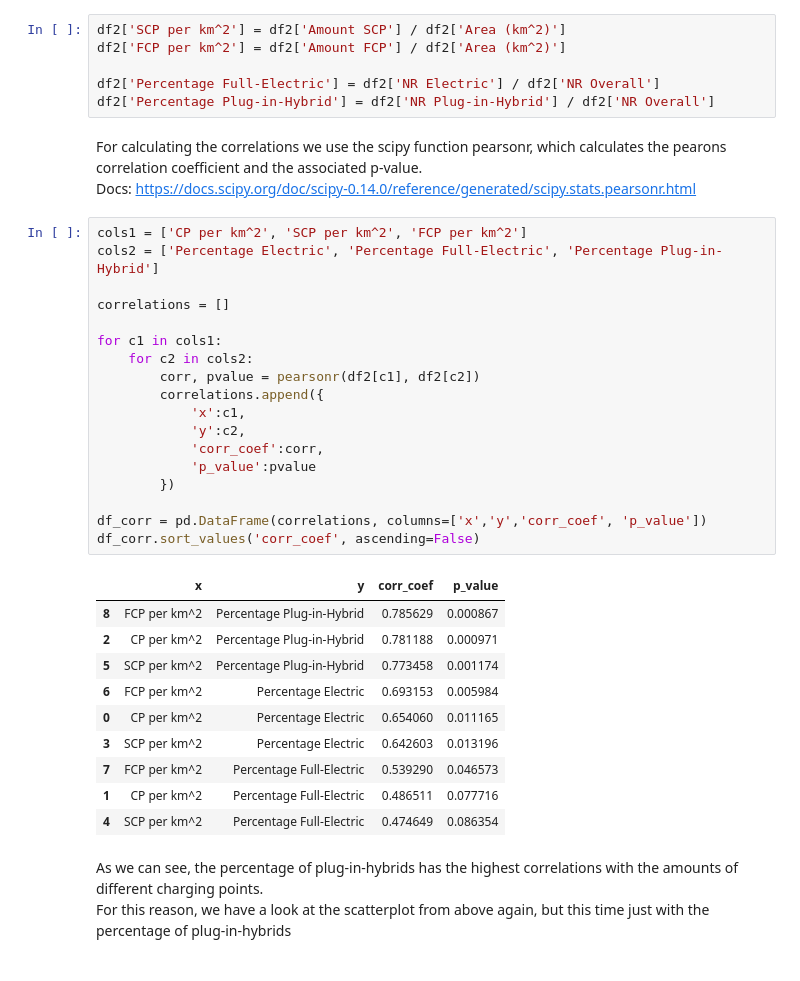
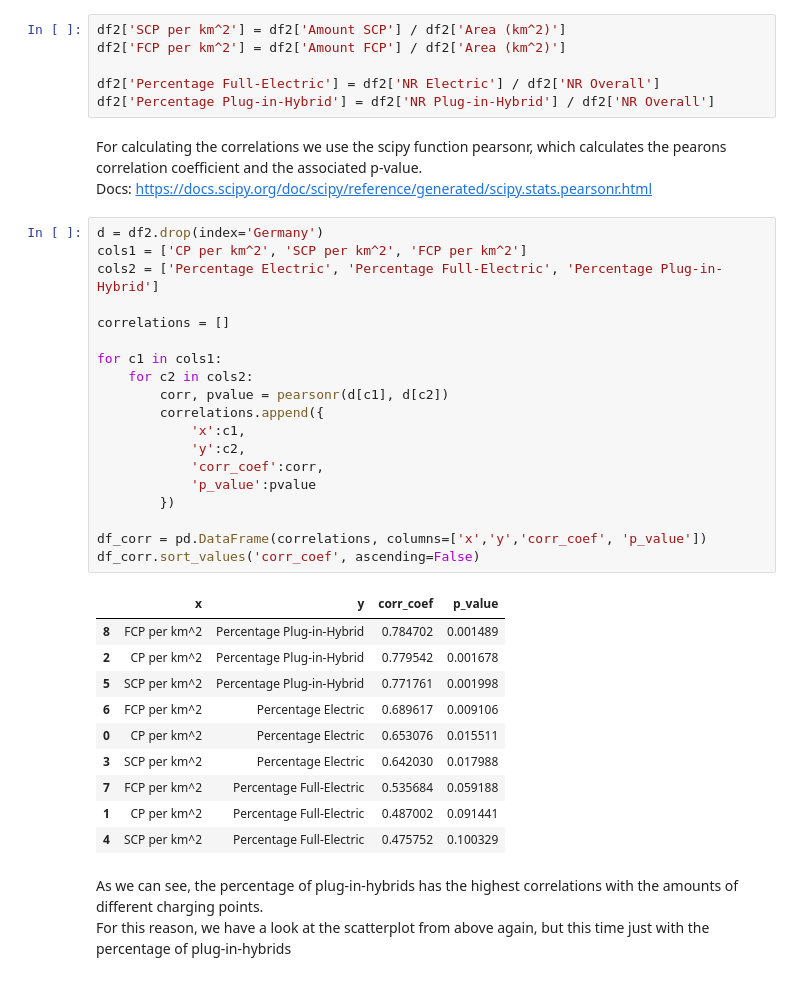
Before and after one commit to jvalue/made-template, a Jupyter notebook: project/exploration.ipynb, the cells around one changed output. Drawn from its saved outputs; the diff is of its cells as text.

```diff
--- a/project/exploration.ipynb
+++ b/project/exploration.ipynb
@@ -302,36 +302,37 @@ df2['Percentage Full-Electric'] = df2['NR Electric'] / df2['NR Overall']
 df2['Percentage Plug-in-Hybrid'] = df2['NR Plug-in-Hybrid'] / df2['NR Overall']
 # %% [markdown]
 For calculating the correlations we use the scipy function pearsonr, which calculates the pearons correlation coefficient and the associated p-value. <br>
-Docs: https://docs.scipy.org/doc/scipy-0.14.0/reference/generated/scipy.stats.pearsonr.html
+Docs: https://docs.scipy.org/doc/scipy/reference/generated/scipy.stats.pearsonr.html
 # %%
+d = df2.drop(index='Germany')
 cols1 = ['CP per km^2', 'SCP per km^2', 'FCP per km^2']
 cols2 = ['Percentage Electric', 'Percentage Full-Electric', 'Percentage Plug-in-Hybrid']
 
 correlations = []
 
 for c1 in cols1:
     for c2 in cols2:
-        corr, pvalue = pearsonr(df2[c1], df2[c2])
+        corr, pvalue = pearsonr(d[c1], d[c2])
         correlations.append({
             'x':c1,
             'y':c2,
             'corr_coef':corr,
             'p_value':pvalue
         })
 
 df_corr = pd.DataFrame(correlations, columns=['x','y','corr_coef', 'p_value'])
 df_corr.sort_values('corr_coef', ascending=False)
 # %% [output]
 |  | x | y | corr_coef | p_value |
-| 8 | FCP per km^2 | Percentage Plug-in-Hybrid | 0.785629 | 0.000867 |
-| 2 | CP per km^2 | Percentage Plug-in-Hybrid | 0.781188 | 0.000971 |
-| 5 | SCP per km^2 | Percentage Plug-in-Hybrid | 0.773458 | 0.001174 |
-| 6 | FCP per km^2 | Percentage Electric | 0.693153 | 0.005984 |
-| 0 | CP per km^2 | Percentage Electric | 0.654060 | 0.011165 |
-| 3 | SCP per km^2 | Percentage Electric | 0.642603 | 0.013196 |
-| 7 | FCP per km^2 | Percentage Full-Electric | 0.539290 | 0.046573 |
-| 1 | CP per km^2 | Percentage Full-Electric | 0.486511 | 0.077716 |
-| 4 | SCP per km^2 | Percentage Full-Electric | 0.474649 | 0.086354 |
+| 8 | FCP per km^2 | Percentage Plug-in-Hybrid | 0.784702 | 0.001489 |
+| 2 | CP per km^2 | Percentage Plug-in-Hybrid | 0.779542 | 0.001678 |
+| 5 | SCP per km^2 | Percentage Plug-in-Hybrid | 0.771761 | 0.001998 |
+| 6 | FCP per km^2 | Percentage Electric | 0.689617 | 0.009106 |
+| 0 | CP per km^2 | Percentage Electric | 0.653076 | 0.015511 |
+| 3 | SCP per km^2 | Percentage Electric | 0.642030 | 0.017988 |
+| 7 | FCP per km^2 | Percentage Full-Electric | 0.535684 | 0.059188 |
+| 1 | CP per km^2 | Percentage Full-Electric | 0.487002 | 0.091441 |
+| 4 | SCP per km^2 | Percentage Full-Electric | 0.475752 | 0.100329 |
 # %% [markdown]
 As we can see, the percentage of plug-in-hybrids has the highest correlations with the amounts of different charging points. <br>
 For this reason, we have a look at the scatterplot from above again, but this time just with the percentage of plug-in-hybrids
```
Also changed, not shown: parts of 5 cells of this notebook, 4 other files.
